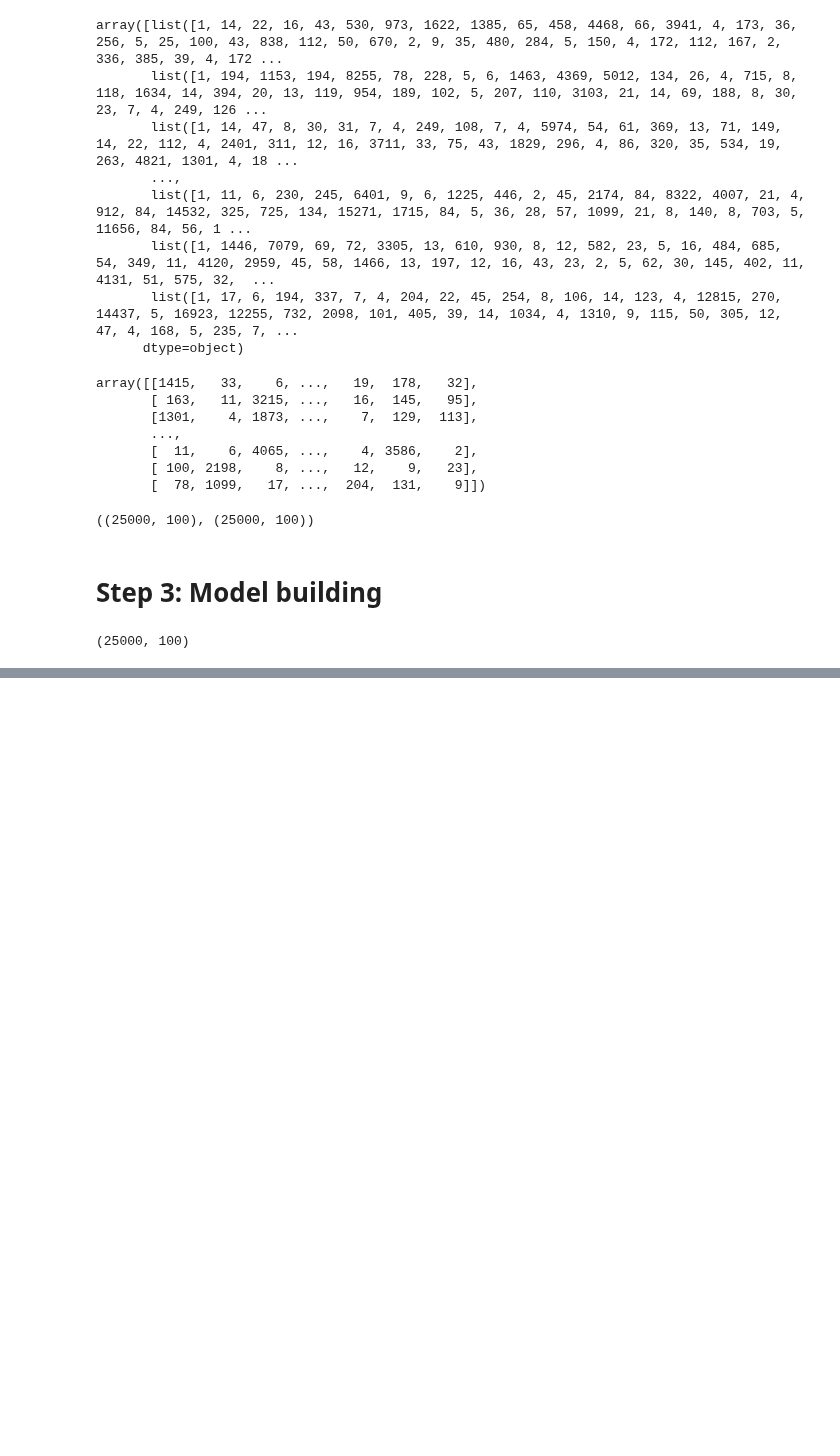
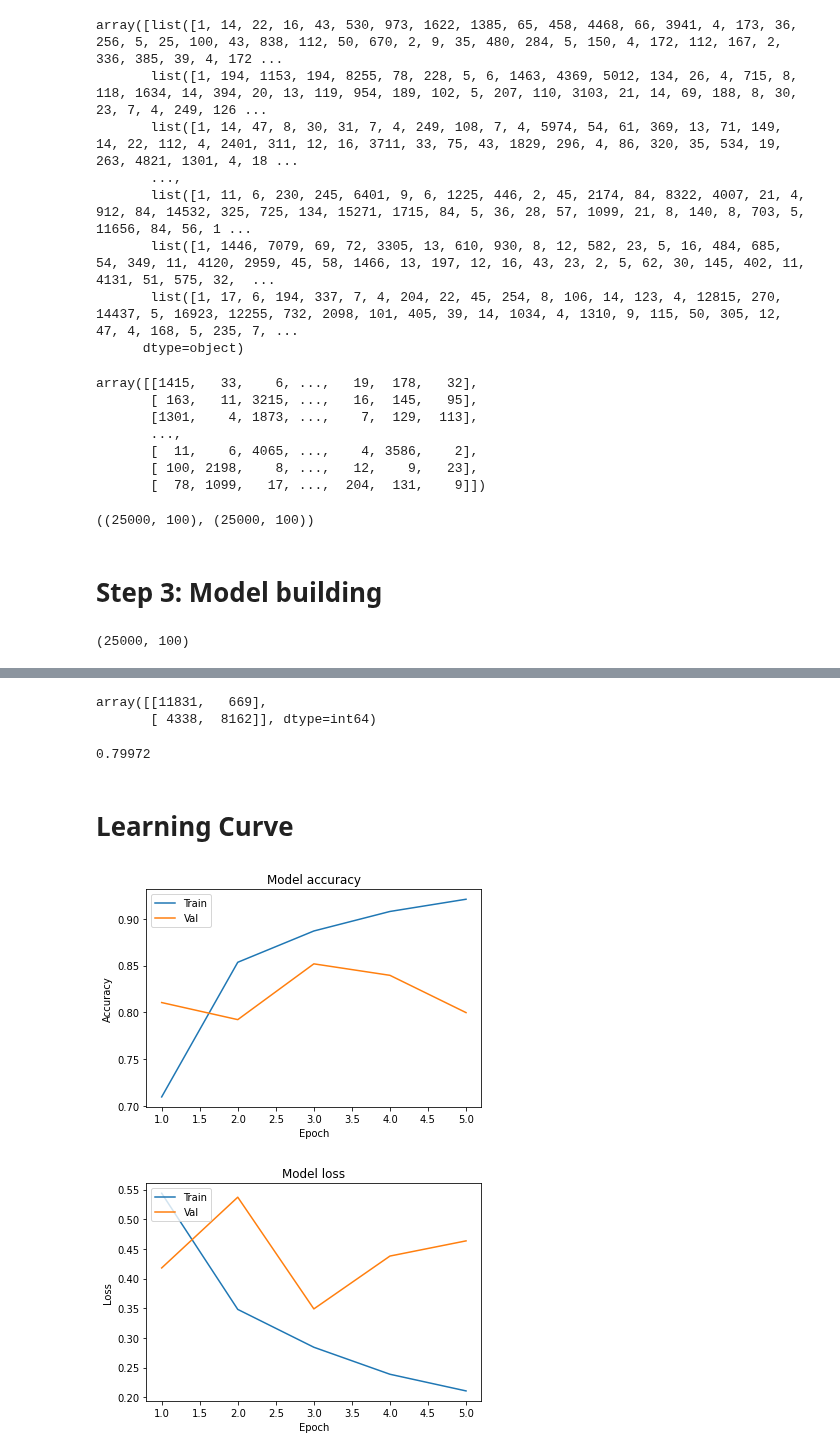
Before and after one commit to Twtamaris/machine_learning, a Jupyter notebook: imdb review classification using RNN-LSTM/app.ipynb, the cells around one changed output, grey strips where cells are left out. Drawn from its saved outputs; the diff is of its cells as text; code cells hidden in the pictures; blank space fills up the shorter version.

```diff
--- a/imdb review classification using RNN-LSTM/app.ipynb
+++ b/imdb review classification using RNN-LSTM/app.ipynb
@@ -87,0 +91,2 @@ model.compile(optimizer='rmsprop', loss='binary_crossentropy', metrics=['accurac
+# %%
+history = model.fit(x_train, y_train, epochs=5, batch_size=128, validation_data=(x_test, y_test))
@@ -87,0 +144,36 @@ model.compile(optimizer='rmsprop', loss='binary_crossentropy', metrics=['accurac
+# %%
+cm
+# %% [output]
+array([[11831,   669],
+       [ 4338,  8162]], dtype=int64)
+# %%
+accuracy_score(y_test, y_pred)
+# %% [output]
+0.79972
+# %% [markdown]
+# Learning Curve
+# %%
+def learning_curve(history, epoch):
+    # training vs validation accuracy
+    epoch_range = range(1, epoch+1)
+    plt.plot(epoch_range, history.history['accuracy'])
+    plt.plot(epoch_range, history.history['val_accuracy'])
+    plt.title('Model accuracy')
+    plt.ylabel('Accuracy')
+    plt.xlabel('Epoch')
+    plt.legend(['Train', 'Val'], loc='upper left')
+    plt.show()
+
+    # training vs validation loss
+    plt.plot(epoch_range, history.history['loss'])
+    plt.plot(epoch_range, history.history['val_loss'])
+    plt.title('Model loss')
+    plt.ylabel('Loss')
+    plt.xlabel('Epoch')
+    plt.legend(['Train', 'Val'], loc='upper left')
+    plt.show()
+# %%
+learning_curve(history, 5)
+# %% [output]
+[figure, added]
+[figure, added]
```
Also changed, not shown: parts of 15 cells of this notebook.
